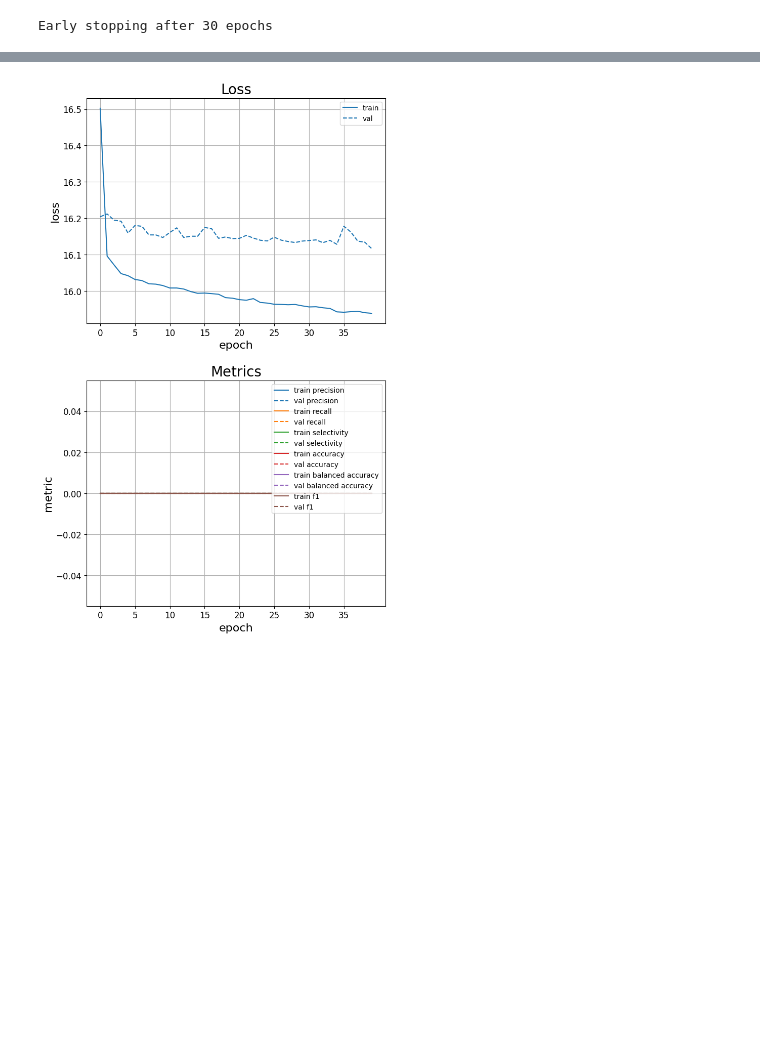
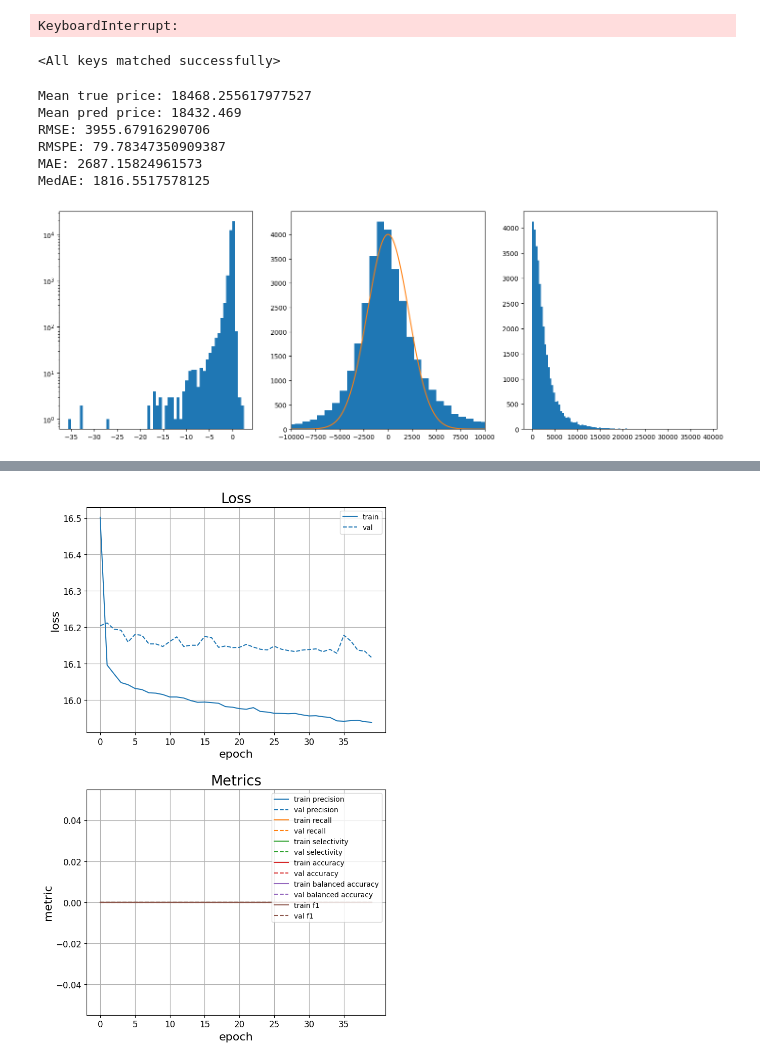
Before and after one commit to luckylluck2/sdp_cars, a Jupyter notebook: train_dnn.ipynb, the cells around one changed output, grey strips where cells are left out. Cells and saved outputs as stored; diff of their text form; code cells hidden in the pictures; blank space fills up the shorter version.

Commit message:
dnn training update

```diff
--- a/train_dnn.ipynb
+++ b/train_dnn.ipynb
@@ -25,7 +26,35 @@ val_data = DataLoader(val_data, batch_size=32, shuffle=True)
-# %%
-model = DNN(hidden_layers=5, hidden_dim=128, input_dim=11, output_dim=3)
-metrics = train_model(model=model, model_save_dir='./models',
-                      train_dataset=train_data, val_dataset=val_data,
-                      lr=0.001, num_epochs=100, l2=1e-5)
-# %% [output]
-Early stopping after 30 epochs
+# %%
+# model params
+input_dim = len(train_data.dataset.dataset[0][0].shape[1])
+hidden_dims = [64, 64, 64]
+output_dim = 1
+
+# training params
+learning_rate = 0.001
+n_epochs = 100
+l2_reg = 1e-5
+
+model_save_dir = f"./machine_learning/DNN/arc_{'_'.join(hidden_dims)}_lr_{learning_rate}_l2_{l2_reg}"
+
+model = DNN(hidden_dims=hidden_dims, input_dim=input_dim, output_dim=output_dim)
+train_model(model=model, model_save_dir=model_save_dir,
+            train_dataset=train_data, val_dataset=val_data,
+            lr=learning_rate, num_epochs=n_epochs, l2=l2_reg)
+# %% [output]
+KeyboardInterrupt:
+# %%
+from torch import load
+
+model = DNN(hidden_dims=[64, 64, 64], input_dim=105, output_dim=1)
+model.load_state_dict(load(os.path.join('./models', 'model_parameters')))
+# %% [output]
+<All keys matched successfully>
+# %%
+# Meta data
+dataset = data.val_data.dataset
+data_means = data.means
+data_stds = data.stds
+
+numeric_columns = data.numeric_columns
+onehot_columns = data.onehot_columns
+categorical_cols = data.categorical_columns
@@ -31,0 +82,36 @@ Early stopping after 30 epochs
+# %%
+print('Mean true price:', np.mean(y2))
+print('Mean pred price:', np.mean(y1))
+print('RMSE:', np.sqrt(np.mean(np.square(y1 - y2))))
+print('RMSPE:', np.sqrt(np.mean(np.square((y2 - y1) / y2))) * 100)
+print('MAE:', np.mean(np.abs(y1 - y2)))
+print('MedAE:', np.median(np.abs(y1 - y2)))
+
+a = 4000
+sigma = 3000
+
+x = np.linspace(-10000, 10000, 1000)
+y = a * np.exp(- x**2 / sigma**2)
+
+import matplotlib.pyplot as plt
+
+fig, ax = plt.subplots(1, 3, figsize=(18, 6))
+ax[0].hist((y2 - y1) / y2, bins=60)
+ax[0].set_yscale('log')
+
+ax[1].hist((y2 - y1), bins=100)
+ax[1].plot(x, y)
+ax[1].set_xlim(-10000, 10000)
+# ax[1].set_yscale('log')
+
+ax[2].hist(np.abs(y2 - y1), bins=100)
+# ax[2].set_yscale('log')
+plt.show()
+# %% [output]
+Mean true price: 18468.255617977527
+Mean pred price: 18432.469
+RMSE: 3955.67916290706
+RMSPE: 79.78347350909387
+MAE: 2687.15824961573
+MedAE: 1816.5517578125
+[figure, added]
```
Also changed, not shown: parts of 5 cells of this notebook, 3 other files.
